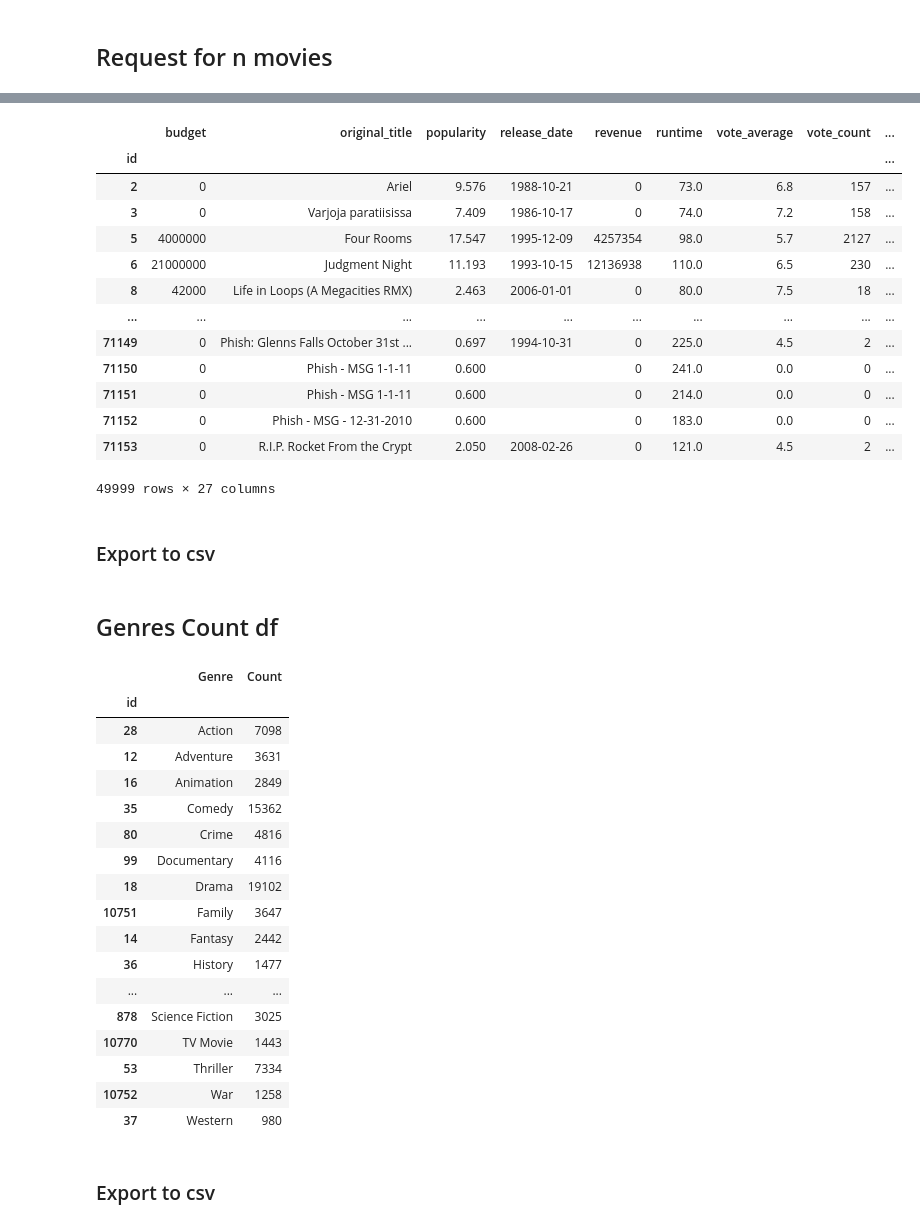
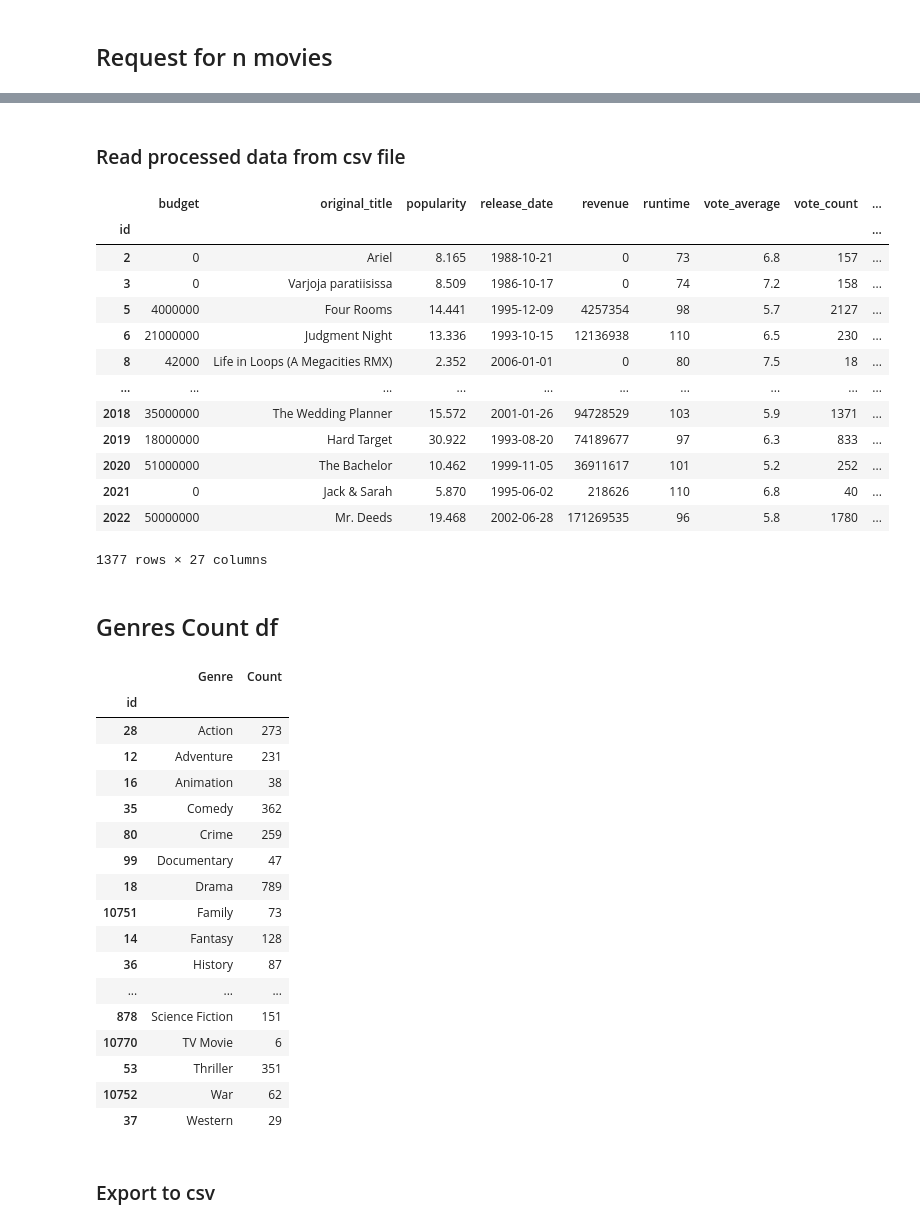
Before and after one commit to juanagsolano/content_based_filtering, a Jupyter notebook: etl_process.ipynb, the cells around one changed output, grey strips where cells are left out. Drawn from its saved outputs; the diff is of its cells as text; code cells hidden in the pictures.

```diff
--- a/etl_process.ipynb
+++ b/etl_process.ipynb
@@ -333,21 +383,21 @@ Length of list after drop None: 49999
+# %% [markdown]
+### Read processed data from csv file
 # %%
-df = pd.DataFrame(data_list)
+df = pd.read_csv("dataset_movies.csv")
 df.set_index("id",inplace=True)
 df
 # %% [output]
 |  | budget | original_title | popularity | release_date | revenue | runtime | vote_average | vote_count | ... |
 | id |  |  |  |  |  |  |  |  | ... |
-| 2 | 0 | Ariel | 9.576 | 1988-10-21 | 0 | 73.0 | 6.8 | 157 | ... |
-| 3 | 0 | Varjoja paratiisissa | 7.409 | 1986-10-17 | 0 | 74.0 | 7.2 | 158 | ... |
-| 5 | 4000000 | Four Rooms | 17.547 | 1995-12-09 | 4257354 | 98.0 | 5.7 | 2127 | ... |
-| 6 | 21000000 | Judgment Night | 11.193 | 1993-10-15 | 12136938 | 110.0 | 6.5 | 230 | ... |
-| 8 | 42000 | Life in Loops (A Megacities RMX) | 2.463 | 2006-01-01 | 0 | 80.0 | 7.5 | 18 | ... |
+| 2 | 0 | Ariel | 8.165 | 1988-10-21 | 0 | 73 | 6.8 | 157 | ... |
+| 3 | 0 | Varjoja paratiisissa | 8.509 | 1986-10-17 | 0 | 74 | 7.2 | 158 | ... |
+| 5 | 4000000 | Four Rooms | 14.441 | 1995-12-09 | 4257354 | 98 | 5.7 | 2127 | ... |
+| 6 | 21000000 | Judgment Night | 13.336 | 1993-10-15 | 12136938 | 110 | 6.5 | 230 | ... |
+| 8 | 42000 | Life in Loops (A Megacities RMX) | 2.352 | 2006-01-01 | 0 | 80 | 7.5 | 18 | ... |
 | ... | ... | ... | ... | ... | ... | ... | ... | ... | ... |
-| 71149 | 0 | Phish: Glenns Falls October 31st ... | 0.697 | 1994-10-31 | 0 | 225.0 | 4.5 | 2 | ... |
-| 71150 | 0 | Phish - MSG 1-1-11 | 0.600 |  | 0 | 241.0 | 0.0 | 0 | ... |
-| 71151 | 0 | Phish - MSG 1-1-11 | 0.600 |  | 0 | 214.0 | 0.0 | 0 | ... |
-| 71152 | 0 | Phish - MSG - 12-31-2010 | 0.600 |  | 0 | 183.0 | 0.0 | 0 | ... |
-| 71153 | 0 | R.I.P. Rocket From the Crypt | 2.050 | 2008-02-26 | 0 | 121.0 | 4.5 | 2 | ... |
+| 2018 | 35000000 | The Wedding Planner | 15.572 | 2001-01-26 | 94728529 | 103 | 5.9 | 1371 | ... |
+| 2019 | 18000000 | Hard Target | 30.922 | 1993-08-20 | 74189677 | 97 | 6.3 | 833 | ... |
+| 2020 | 51000000 | The Bachelor | 10.462 | 1999-11-05 | 36911617 | 101 | 5.2 | 252 | ... |
+| 2021 | 0 | Jack & Sarah | 5.870 | 1995-06-02 | 218626 | 110 | 6.8 | 40 | ... |
+| 2022 | 50000000 | Mr. Deeds | 19.468 | 2002-06-28 | 171269535 | 96 | 5.8 | 1780 | ... |
-49999 rows × 27 columns
+1377 rows × 27 columns
-# %% [markdown]
-### Export to csv
@@ -366,22 +414,22 @@ genre_count
 # %% [output]
 |  | Genre | Count |
 | id |  |  |
-| 28 | Action | 7098 |
-| 12 | Adventure | 3631 |
-| 16 | Animation | 2849 |
-| 35 | Comedy | 15362 |
-| 80 | Crime | 4816 |
-| 99 | Documentary | 4116 |
-| 18 | Drama | 19102 |
-| 10751 | Family | 3647 |
-| 14 | Fantasy | 2442 |
-| 36 | History | 1477 |
+| 28 | Action | 273 |
+| 12 | Adventure | 231 |
+| 16 | Animation | 38 |
+| 35 | Comedy | 362 |
+| 80 | Crime | 259 |
+| 99 | Documentary | 47 |
+| 18 | Drama | 789 |
+| 10751 | Family | 73 |
+| 14 | Fantasy | 128 |
+| 36 | History | 87 |
 | ... | ... | ... |
-| 878 | Science Fiction | 3025 |
-| 10770 | TV Movie | 1443 |
-| 53 | Thriller | 7334 |
-| 10752 | War | 1258 |
-| 37 | Western | 980 |
+| 878 | Science Fiction | 151 |
+| 10770 | TV Movie | 6 |
+| 53 | Thriller | 351 |
+| 10752 | War | 62 |
+| 37 | Western | 29 |
 # %% [markdown]
 ### Export to csv
 # %%
```
Also changed, not shown: parts of 11 cells of this notebook, 2 other files.
